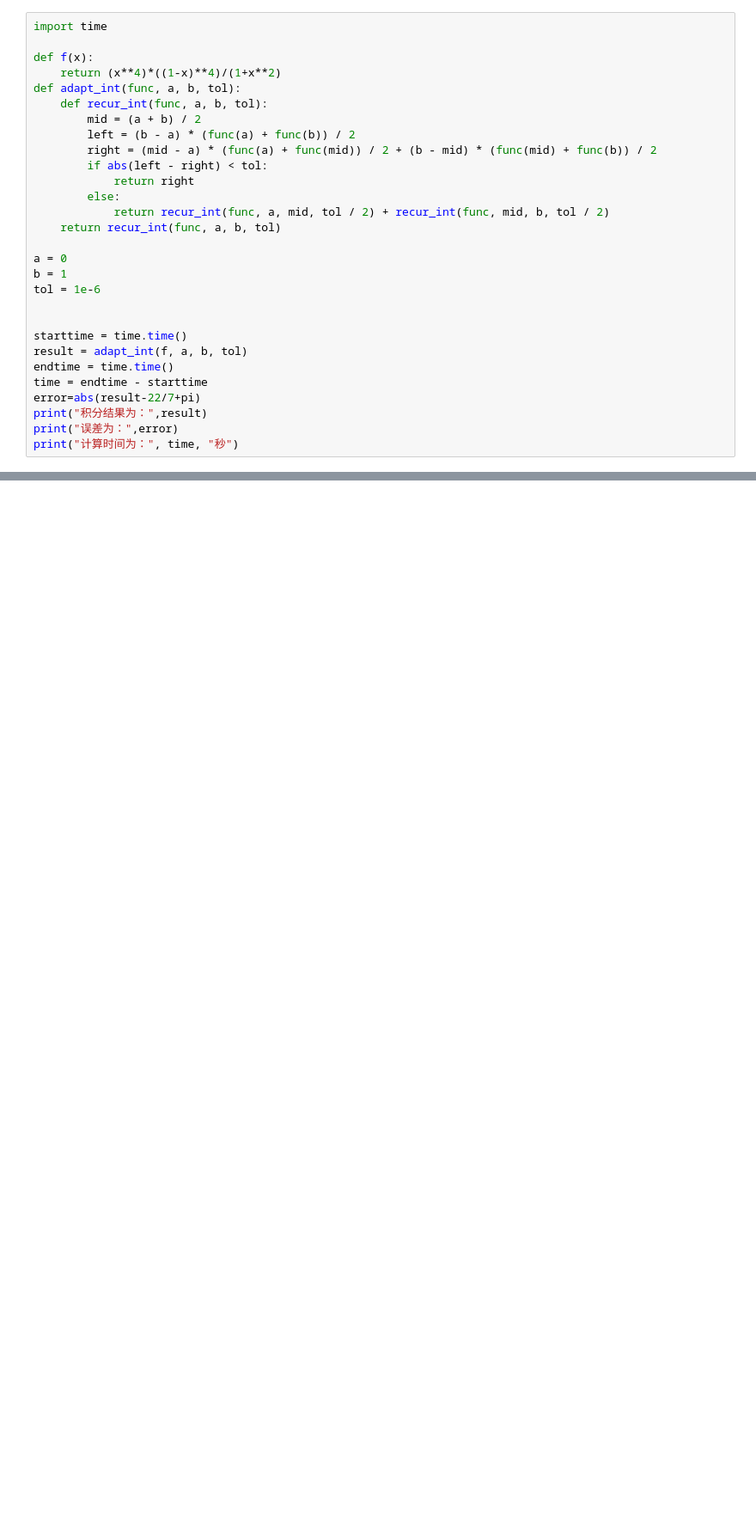
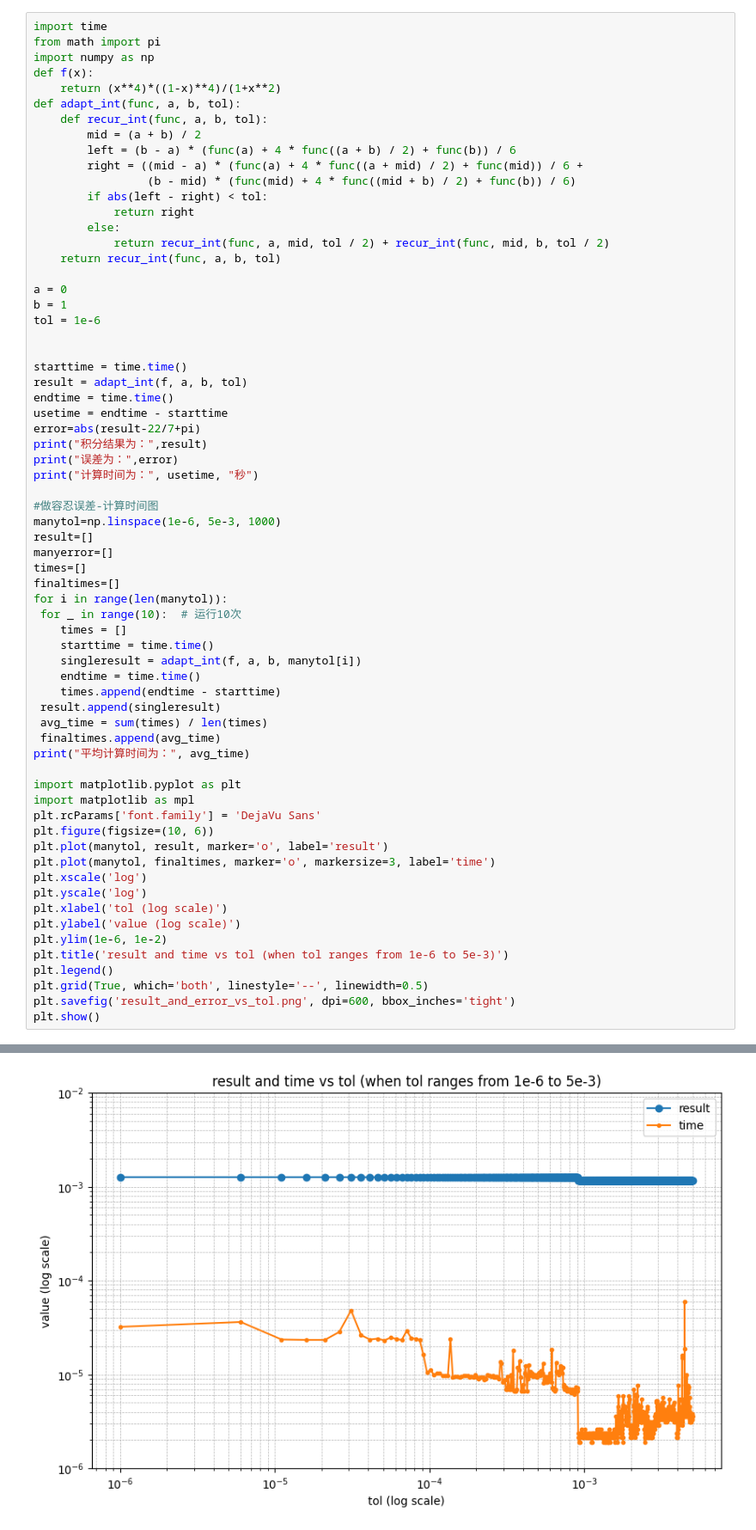
Before and after one commit to k1-star/computational-physics, a Jupyter notebook: project1/int.ipynb, the cells around one changed output, grey strips where cells are left out. Shown at 86% size. Saved outputs shown, nothing was run; the diff lists cells and outputs as text; blank space fills up the shorter version.

```diff
--- a/project1/int.ipynb
+++ b/project1/int.ipynb
@@ -92,13 +157,15 @@ print("计算时间为：", time, "秒")
 # %%
 import time
-
+from math import pi
+import numpy as np
 def f(x):
     return (x**4)*((1-x)**4)/(1+x**2)
 def adapt_int(func, a, b, tol):
     def recur_int(func, a, b, tol):
         mid = (a + b) / 2
-        left = (b - a) * (func(a) + func(b)) / 2
-        right = (mid - a) * (func(a) + func(mid)) / 2 + (b - mid) * (func(mid) + func(b)) / 2
+        left = (b - a) * (func(a) + 4 * func((a + b) / 2) + func(b)) / 6
+        right = ((mid - a) * (func(a) + 4 * func((a + mid) / 2) + func(mid)) / 6 +
+                 (b - mid) * (func(mid) + 4 * func((mid + b) / 2) + func(b)) / 6)
         if abs(left - right) < tol:
             return right
         else:
@@ -113,9 +180,44 @@ tol = 1e-6
 starttime = time.time()
 result = adapt_int(f, a, b, tol)
 endtime = time.time()
-time = endtime - starttime
+usetime = endtime - starttime
 error=abs(result-22/7+pi)
 print("积分结果为：",result)
 print("误差为：",error)
-print("计算时间为：", time, "秒")
+print("计算时间为：", usetime, "秒")
+
+#做容忍误差-计算时间图
+manytol=np.linspace(1e-6, 5e-3, 1000)
+result=[]
+manyerror=[]
+times=[]
+finaltimes=[]
+for i in range(len(manytol)):
+ for _ in range(10):  # 运行10次
+    times = []
+    starttime = time.time()
+    singleresult = adapt_int(f, a, b, manytol[i])
+    endtime = time.time()
+    times.append(endtime - starttime)
+ result.append(singleresult)
+ avg_time = sum(times) / len(times)
+ finaltimes.append(avg_time)
+print("平均计算时间为：", avg_time)
+
+import matplotlib.pyplot as plt
+import matplotlib as mpl
+plt.rcParams['font.family'] = 'DejaVu Sans'
+plt.figure(figsize=(10, 6))
+plt.plot(manytol, result, marker='o', label='result')
+plt.plot(manytol, finaltimes, marker='o', markersize=3, label='time')
+plt.xscale('log')
+plt.yscale('log')
+plt.xlabel('tol (log scale)')
+plt.ylabel('value (log scale)')
+plt.ylim(1e-6, 1e-2)
+plt.title('result and time vs tol (when tol ranges from 1e-6 to 5e-3)')
+plt.legend()
+plt.grid(True, which='both', linestyle='--', linewidth=0.5)
+plt.savefig('result_and_error_vs_tol.png', dpi=600, bbox_inches='tight')
+plt.show()
 # %% [output]
@@ -124,0 +228 @@ print("计算时间为：", time, "秒")
+[figure, added]
```
Also changed, not shown: parts of 10 cells of this notebook, 6 other files.
